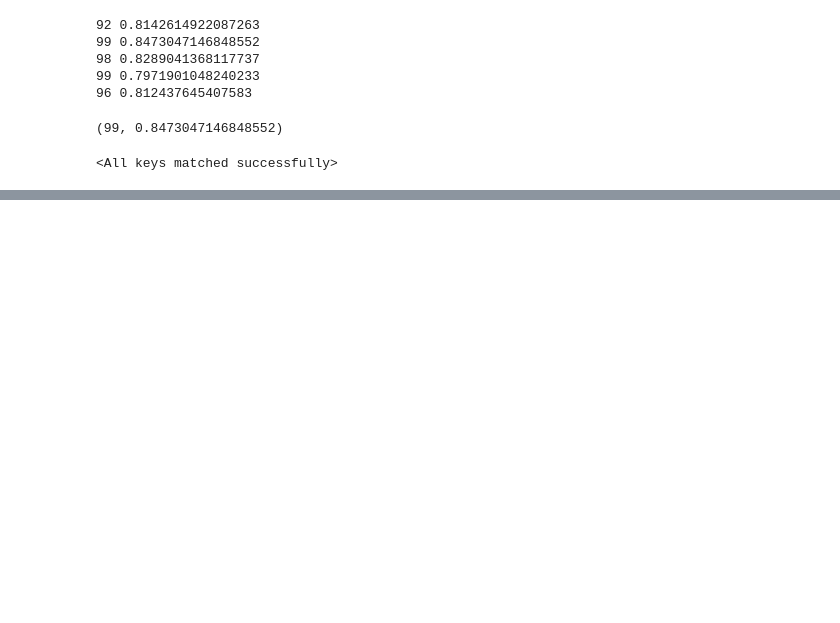
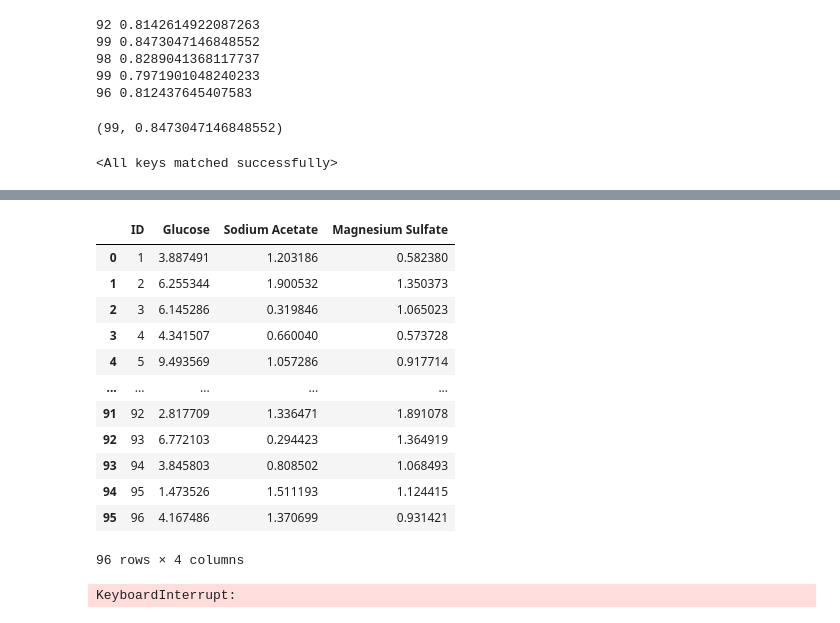
Before and after one commit to ArbaazBeg15/raman-transfer, a Jupyter notebook: code/finetune_paper.ipynb, the cells around one changed output, grey strips where cells are left out. Cells and saved outputs as stored; diff of their text form; code cells hidden in the pictures; blank space fills up the shorter version.

Commit message:
paper finetuned debugged scored 37

```diff
--- a/code/finetune_paper.ipynb
+++ b/code/finetune_paper.ipynb
@@ -1119,0 +1405,25 @@ test_inputs.shape, test_targets.shape
+# %%
+name = "paper.finetuned.8473.debugged.csv"
+preds_df.to_csv(name, index=False)
+f = pd.read_csv(f"/kaggle/working/{name}")
+f
+# %% [output]
+|  | ID | Glucose | Sodium Acetate | Magnesium Sulfate |
+| 0 | 1 | 3.887491 | 1.203186 | 0.582380 |
+| 1 | 2 | 6.255344 | 1.900532 | 1.350373 |
+| 2 | 3 | 6.145286 | 0.319846 | 1.065023 |
+| 3 | 4 | 4.341507 | 0.660040 | 0.573728 |
+| 4 | 5 | 9.493569 | 1.057286 | 0.917714 |
+| ... | ... | ... | ... | ... |
+| 91 | 92 | 2.817709 | 1.336471 | 1.891078 |
+| 92 | 93 | 6.772103 | 0.294423 | 1.364919 |
+| 93 | 94 | 3.845803 | 0.808502 | 1.068493 |
+| 94 | 95 | 1.473526 | 1.511193 | 1.124415 |
+| 95 | 96 | 4.167486 | 1.370699 | 0.931421 |
+96 rows × 4 columns
+# %%
+import time
+for i in range(4000):
+    time.sleep(1)
+# %% [output]
+KeyboardInterrupt:
```
Also changed, not shown: parts of 11 cells of this notebook, 2 other files.
